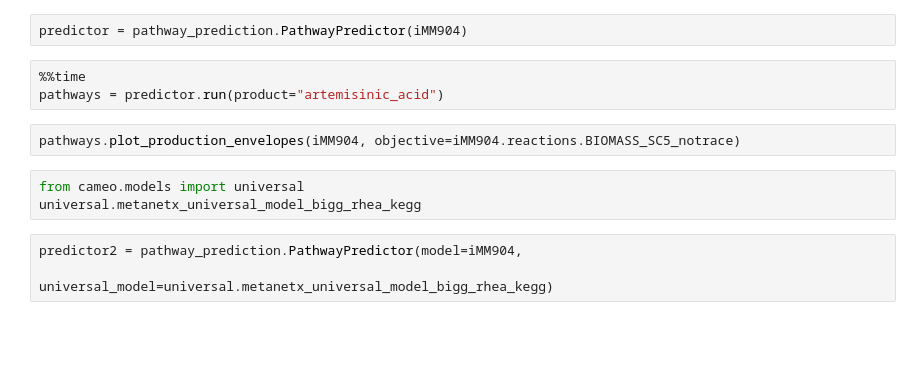
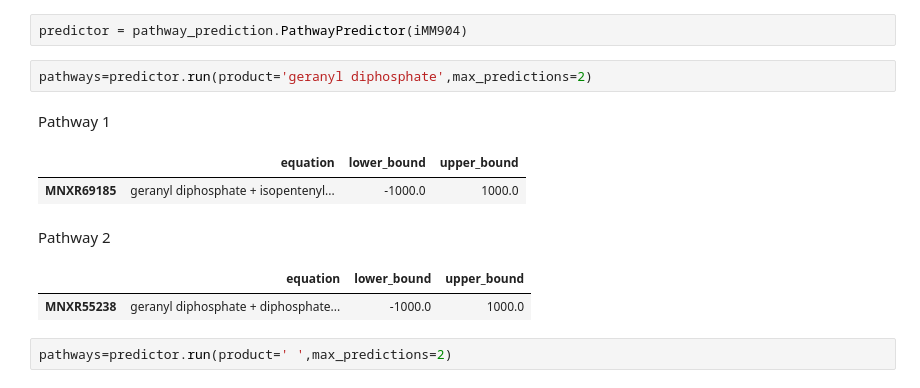
Before and after one commit to 27410/group-assignment-group-8, a Jupyter notebook: Analysis/PredictedStrain copy.ipynb, the cells around one changed output. Cells and saved outputs as stored; diff of their text form; blank space fills up the shorter version.

```diff
--- a/Analysis/PredictedStrain copy.ipynb
+++ b/Analysis/PredictedStrain copy.ipynb
@@ -5,13 +10,13 @@ from cameo.strain_design import pathway_prediction
 # %%
 predictor = pathway_prediction.PathwayPredictor(iMM904)
+# %%
+pathways=predictor.run(product='geranyl diphosphate',max_predictions=2)
+# %% [output]
+Pathway 1
+|  | equation | lower_bound | upper_bound |
+| MNXR69185 | geranyl diphosphate + isopentenyl... | -1000.0 | 1000.0 |
+Pathway 2
+|  | equation | lower_bound | upper_bound |
+| MNXR55238 | geranyl diphosphate + diphosphate... | -1000.0 | 1000.0 |
 # %%
-%%time
-pathways = predictor.run(product="artemisinic_acid")
+pathways=predictor.run(product=' ',max_predictions=2)
-# %%
-pathways.plot_production_envelopes(iMM904, objective=iMM904.reactions.BIOMASS_SC5_notrace)
-# %%
-from cameo.models import universal
-universal.metanetx_universal_model_bigg_rhea_kegg
-# %%
-predictor2 = pathway_prediction.PathwayPredictor(model=iMM904,
-                                                 universal_model=universal.metanetx_universal_model_bigg_rhea_kegg)
```
Also changed, not shown: parts of 1 cell of this notebook, 2 other files.
